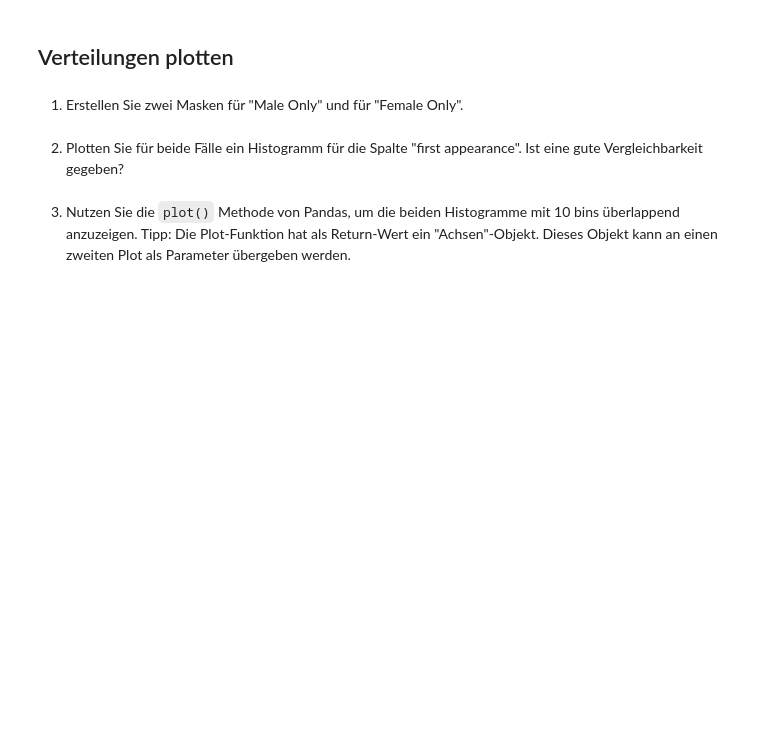
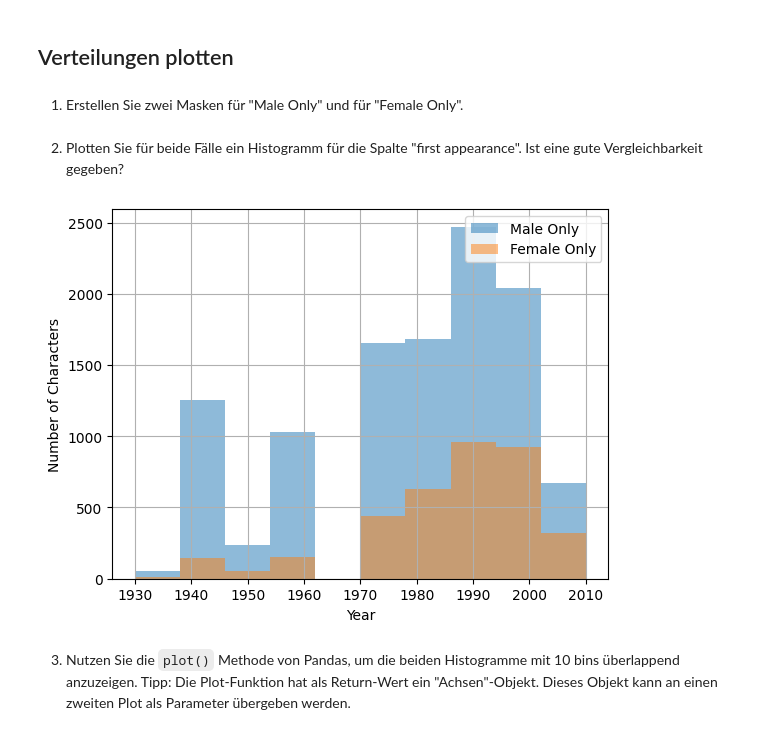
Before and after one commit to abbasrobaei/Sara, a Jupyter notebook: Python/Praktikum_03_Superhero_Analysis_LEER.ipynb, the cells around one changed output. Drawn from its saved outputs; the diff is of its cells as text; code cells hidden in the pictures; blank space fills up the shorter version.

```diff
--- a/Python/Praktikum_03_Superhero_Analysis_LEER.ipynb
+++ b/Python/Praktikum_03_Superhero_Analysis_LEER.ipynb
@@ -302,7 +322,17 @@ data_marvel["first appearance"] = data_marvel["first appearance"].apply(str_to_y
 # %% [markdown]
 3. Wir haben die Namensspalte im DC-Datensatz mit Hilfe eines for-loops modifiziert und überschrieben. Der Marvel-Datensatz soll auf die gleiche Art und Weise modifiziert werden (Nur Aliasse), diesmal jedoch mit einer vorher definierten Funktion und der `apply()`-Methode.
 # %%
+#Definiere eine Funktion, um nur das Alias aus dem Namen eines Marvel-Charakters zu extrahieren.
 def alias_only(input_string):
-    # your code here
+    if "(" in input_string and ")" in input_string:
+        # Extrahiere Unterstring zwischen den Klammern
+        alias = input_string.split("(")[1].split(")")[0]
+        return alias
+    else:
+        # Wenn es keine Klammern im String gibt, gib den Original-String zurück
+        return input_string
 
+#Lade den Marvel-Datensatz
+data_marvel = pd.read_json("marvel-wikia-data_json.json")
+#Wende die Funktion alias_only auf die "name"-Spalte an
 data_marvel["name"] = data_marvel["name"].apply(alias_only)
@@ -314,10 +342,25 @@ IndentationError: expected an indented block after function definition on line 1
 1. Erstellen Sie zwei Masken für "Male Only" und für "Female Only".
 # %%
 # your code here
+mask_male = data_marvel["sex"] == "male characters"
+mask_female = data_marvel["sex"] == "female characters"
+
+data_male_only = data_marvel[mask_male]
+data_female_only = data_marvel[mask_female]
 # %% [markdown]
 2. Plotten Sie für beide Fälle ein Histogramm für die Spalte "first appearance". Ist eine gute Vergleichbarkeit gegeben?
 # %%
 # your code here
+
+data_marvel["decade"] = (data_marvel["year"] // 10) * 10
+data_marvel[mask_male]["decade"].hist(alpha=0.5, label="Male Only", bins=10)
+data_marvel[mask_female]["decade"].hist(alpha=0.5, label="Female Only", bins=10)
+plt.legend(loc='upper right')
+plt.xlabel('Year')
+plt.ylabel('Number of Characters')
+plt.show()
+# %% [output]
+[figure, added]
 # %% [markdown]
 3. Nutzen Sie die `plot()` Methode von Pandas, um die beiden Histogramme mit 10 bins überlappend anzuzeigen. Tipp: Die Plot-Funktion hat als Return-Wert ein "Achsen"-Objekt. Dieses Objekt kann an einen zweiten Plot als Parameter übergeben werden.
 # %%
```
Also changed, not shown: parts of 8 cells of this notebook.
